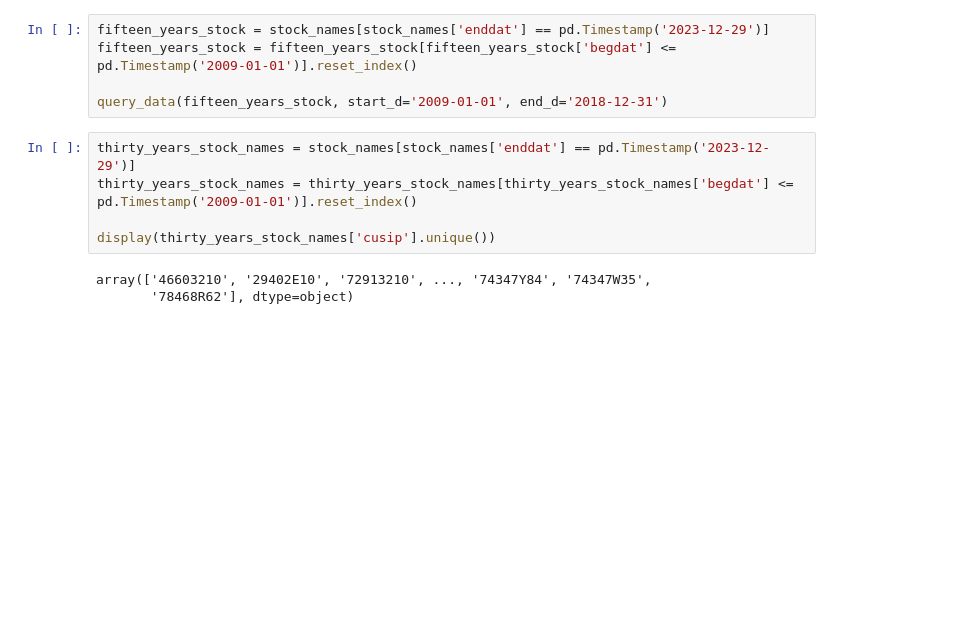
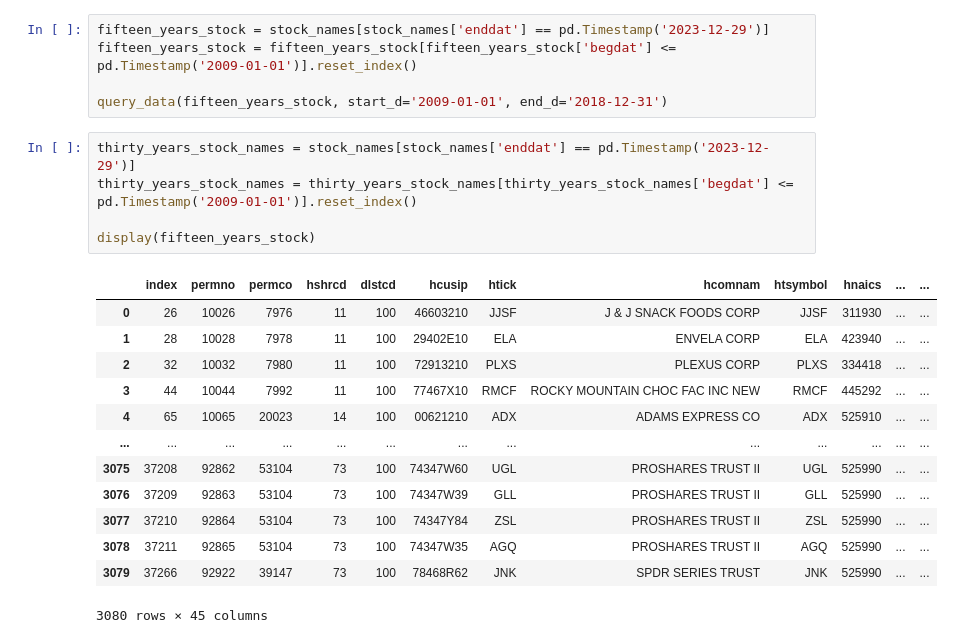
Before and after one commit to Yuanryan/Stats_Final_Project, a Jupyter notebook: Final_Data.ipynb, the cells around one changed output. Saved outputs shown, nothing was run; the diff lists cells and outputs as text; blank space fills up the shorter version.

```diff
--- a/Final_Data.ipynb
+++ b/Final_Data.ipynb
@@ -165,9 +165,20 @@ query_data(fifteen_years_stock, start_d='2009-01-01', end_d='2018-12-31')
 # %%
 thirty_years_stock_names = stock_names[stock_names['enddat'] == pd.Timestamp('2023-12-29')]
 thirty_years_stock_names = thirty_years_stock_names[thirty_years_stock_names['begdat'] <= pd.Timestamp('2009-01-01')].reset_index()
 
-display(thirty_years_stock_names['cusip'].unique())
+display(fifteen_years_stock)
 # %% [output]
+|  | index | permno | permco | hshrcd | dlstcd | hcusip | htick | hcomnam | htsymbol | hnaics | ... | ... |
+| 0 | 26 | 10026 | 7976 | 11 | 100 | 46603210 | JJSF | J & J SNACK FOODS CORP | JJSF | 311930 | ... | ... |
+| 1 | 28 | 10028 | 7978 | 11 | 100 | 29402E10 | ELA | ENVELA CORP | ELA | 423940 | ... | ... |
+| 2 | 32 | 10032 | 7980 | 11 | 100 | 72913210 | PLXS | PLEXUS CORP | PLXS | 334418 | ... | ... |
+| 3 | 44 | 10044 | 7992 | 11 | 100 | 77467X10 | RMCF | ROCKY MOUNTAIN CHOC FAC INC NEW | RMCF | 445292 | ... | ... |
+| 4 | 65 | 10065 | 20023 | 14 | 100 | 00621210 | ADX | ADAMS EXPRESS CO | ADX | 525910 | ... | ... |
+| ... | ... | ... | ... | ... | ... | ... | ... | ... | ... | ... | ... | ... |
+| 3075 | 37208 | 92862 | 53104 | 73 | 100 | 74347W60 | UGL | PROSHARES TRUST II | UGL | 525990 | ... | ... |
+| 3076 | 37209 | 92863 | 53104 | 73 | 100 | 74347W39 | GLL | PROSHARES TRUST II | GLL | 525990 | ... | ... |
+| 3077 | 37210 | 92864 | 53104 | 73 | 100 | 74347Y84 | ZSL | PROSHARES TRUST II | ZSL | 525990 | ... | ... |
+| 3078 | 37211 | 92865 | 53104 | 73 | 100 | 74347W35 | AGQ | PROSHARES TRUST II | AGQ | 525990 | ... | ... |
+| 3079 | 37266 | 92922 | 39147 | 73 | 100 | 78468R62 | JNK | SPDR SERIES TRUST | JNK | 525990 | ... | ... |
-array(['46603210', '29402E10', '72913210', ..., '74347Y84', '74347W35',
-       '78468R62'], dtype=object)
+3080 rows × 45 columns
 # %%
```
Also changed, not shown: parts of 5 cells of this notebook, 22 other files.
